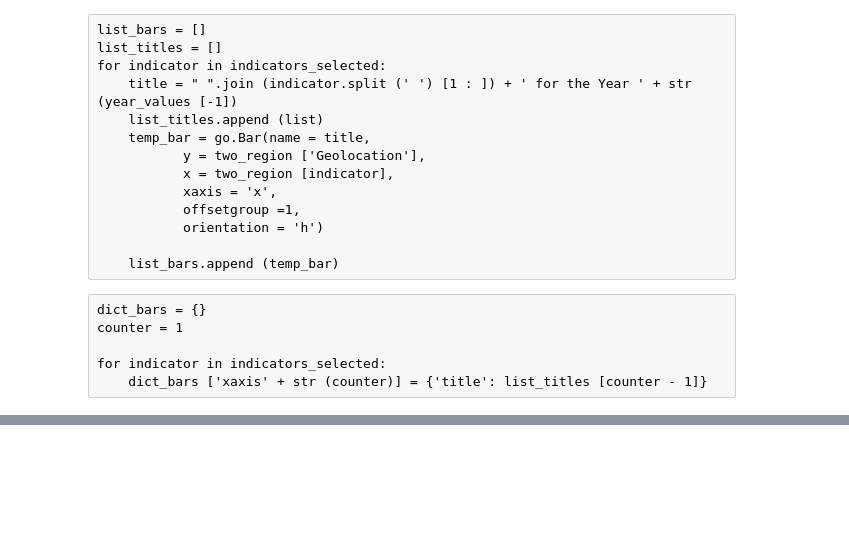
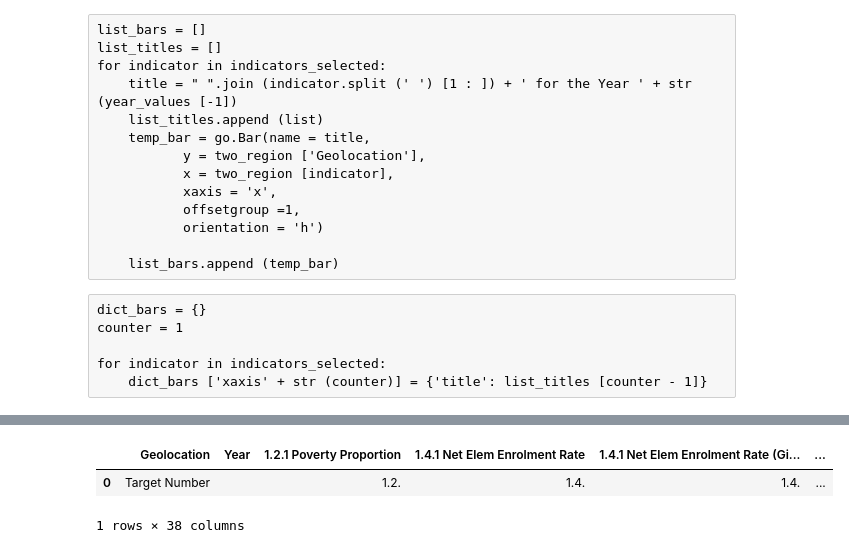
Before and after one commit to francheska-vicente/data101-ph-un-sgd, a Jupyter notebook: main_1.ipynb, the cells around one changed output, grey strips where cells are left out. Drawn from its saved outputs; the diff is of its cells as text; code cells hidden in the pictures; blank space fills up the shorter version.

```diff
--- a/main_1.ipynb
+++ b/main_1.ipynb
@@ -457,0 +443,7 @@ for indicator in indicators_selected:
+# %%
+targets_df = pd.DataFrame ([targets_value], columns = sdg_columns)
+targets_df
+# %% [output]
+|  | Geolocation | Year | 1.2.1 Poverty Proportion | 1.4.1 Net Elem Enrolment Rate | 1.4.1 Net Elem Enrolment Rate (Gi... | ... |
+| 0 | Target Number |  | 1.2. | 1.4. | 1.4. | ... |
+1 rows × 38 columns
```
Also changed, not shown: parts of 12 cells of this notebook.
